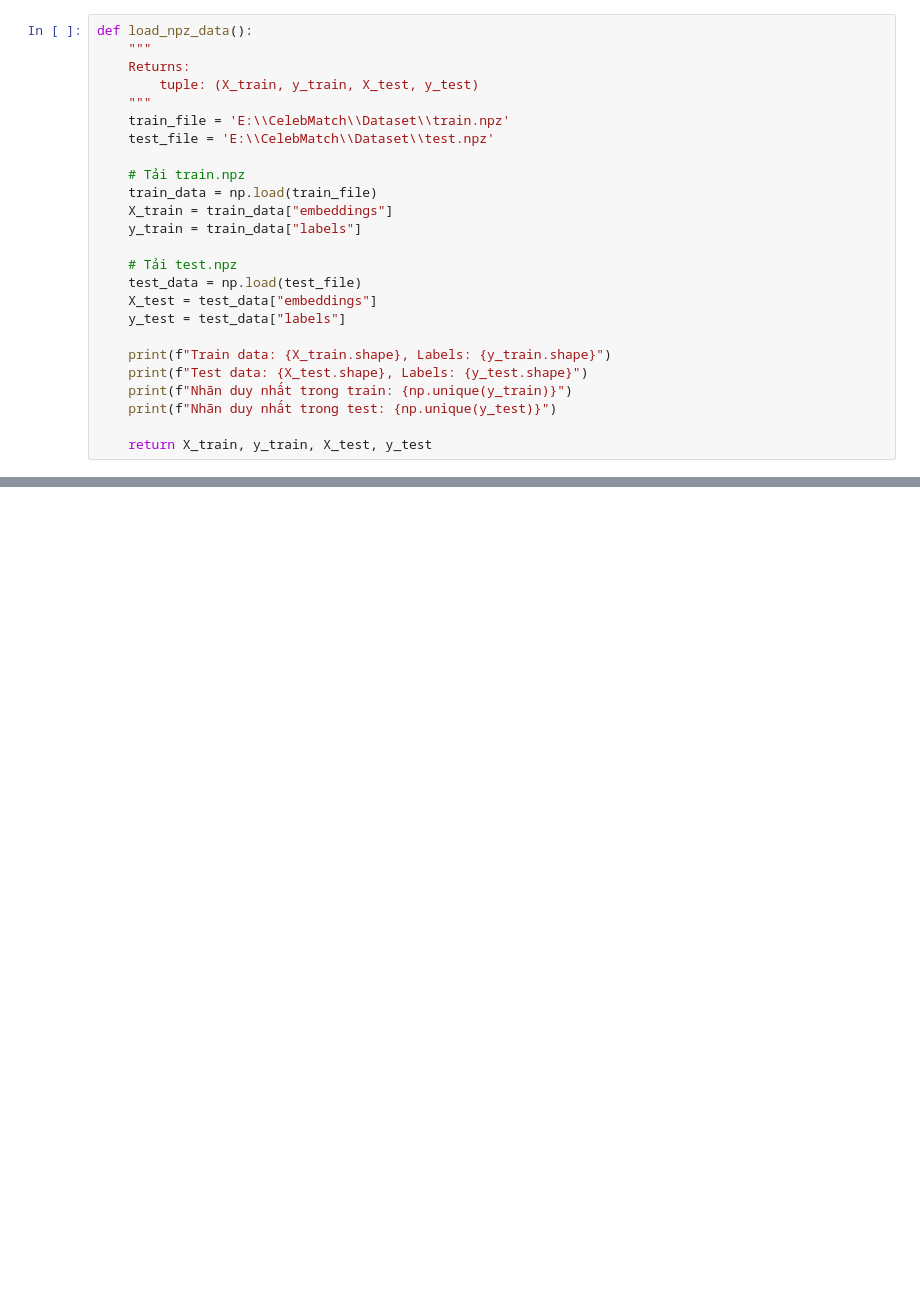
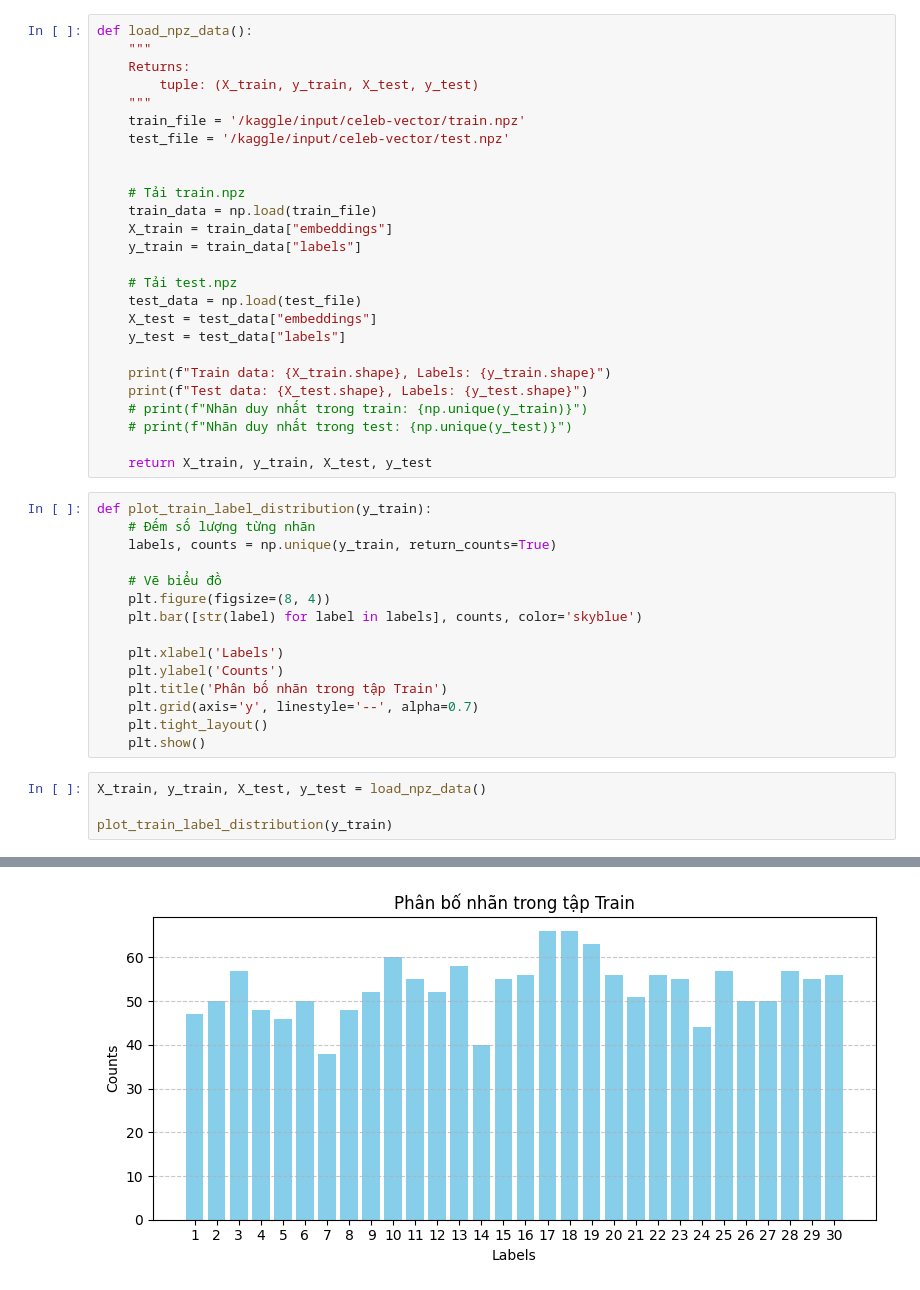
Before and after one commit to Gilgamesh-hoang/CelebMatch-Backend, a Jupyter notebook: src/service/train_model.ipynb, the cells around one changed output, grey strips where cells are left out. Cells and saved outputs as stored; diff of their text form; blank space fills up the shorter version.

```diff
--- a/src/service/train_model.ipynb
+++ b/src/service/train_model.ipynb
@@ -10,8 +12,9 @@ def load_npz_data():
     Returns:
         tuple: (X_train, y_train, X_test, y_test)
     """
-    train_file = 'E:\\CelebMatch\\Dataset\\train.npz'
-    test_file = 'E:\\CelebMatch\\Dataset\\test.npz'
+    train_file = '/kaggle/input/celeb-vector/train.npz'
+    test_file = '/kaggle/input/celeb-vector/test.npz'
+
 
     # Tải train.npz
     train_data = np.load(train_file)
@@ -25,7 +28,27 @@ def load_npz_data():
 
     print(f"Train data: {X_train.shape}, Labels: {y_train.shape}")
     print(f"Test data: {X_test.shape}, Labels: {y_test.shape}")
-    print(f"Nhãn duy nhất trong train: {np.unique(y_train)}")
-    print(f"Nhãn duy nhất trong test: {np.unique(y_test)}")
+    # print(f"Nhãn duy nhất trong train: {np.unique(y_train)}")
+    # print(f"Nhãn duy nhất trong test: {np.unique(y_test)}")
 
     return X_train, y_train, X_test, y_test
+# %%
+def plot_train_label_distribution(y_train):
+    # Đếm số lượng từng nhãn
+    labels, counts = np.unique(y_train, return_counts=True)
+
+    # Vẽ biểu đồ
+    plt.figure(figsize=(8, 4))
+    plt.bar([str(label) for label in labels], counts, color='skyblue')
+
+    plt.xlabel('Labels')
+    plt.ylabel('Counts')
+    plt.title('Phân bố nhãn trong tập Train')
+    plt.grid(axis='y', linestyle='--', alpha=0.7)
+    plt.tight_layout()
+    plt.show()
+# %%
+X_train, y_train, X_test, y_test = load_npz_data()
+
+plot_train_label_distribution(y_train)
+# %% [output]
@@ -31,0 +57 @@ def load_npz_data():
+[figure, added]
```
Also changed, not shown: parts of 4 cells of this notebook, 6 other files.
